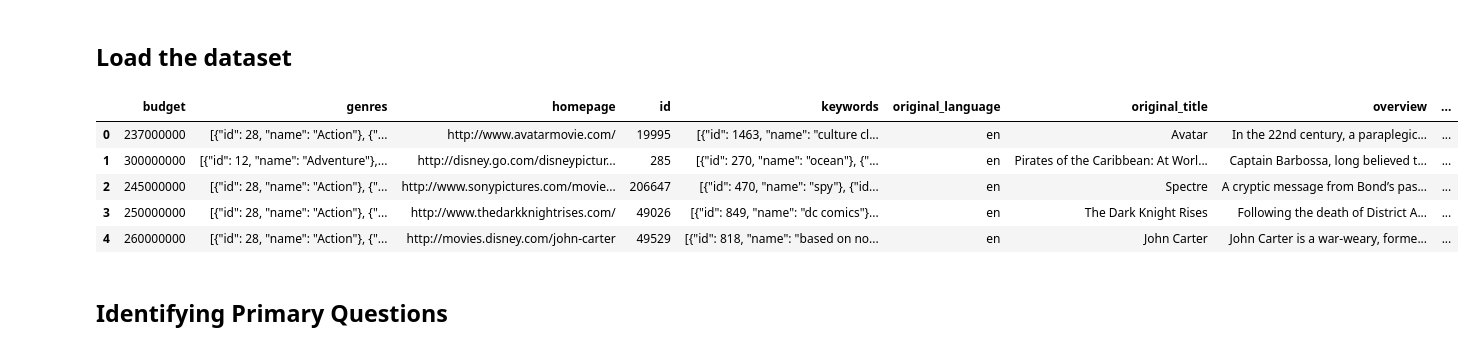
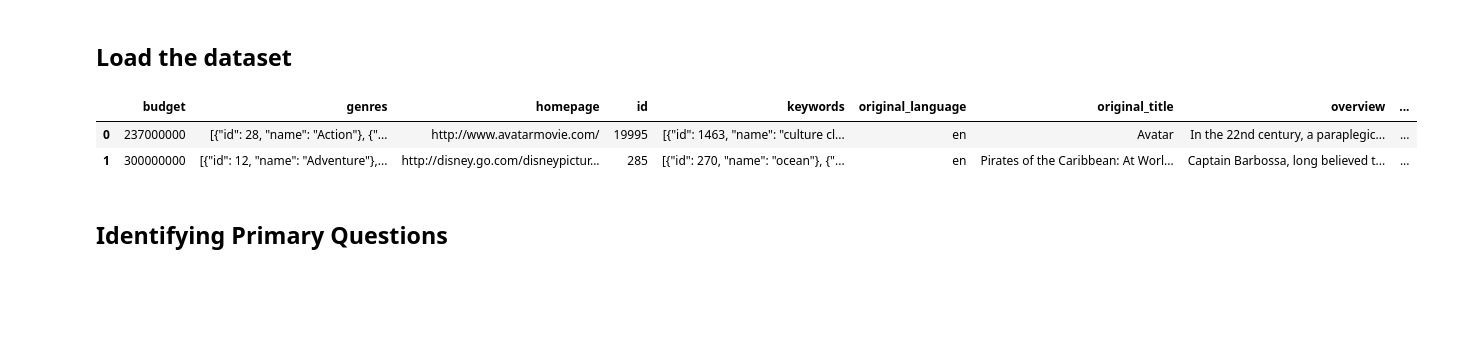
Before and after one commit to akshit3797/TMDB_Dataset_EDA, a Jupyter notebook: EDA.ipynb, the cells around one changed output. Drawn from its saved outputs; the diff is of its cells as text; code cells hidden in the pictures; blank space fills up the shorter version.

```diff
--- a/EDA.ipynb
+++ b/EDA.ipynb
@@ -11,16 +13,13 @@ from datetime import datetime
 # %% [markdown]
 ## Load the dataset
 # %%
-credits_df= pd.read_csv("tmdb-5000-movie-dataset/tmdb_5000_credits.csv")
-movies_df = pd.read_csv("tmdb-5000-movie-dataset/tmdb_5000_movies.csv")
-movies_df.head()
+credits_df= pd.read_csv("tmdb_5000_credits.csv")
+movies_df = pd.read_csv("tmdb_5000_movies.csv")
+movies_df.head(2)
 # %% [output]
 |  | budget | genres | homepage | id | keywords | original_language | original_title | overview | ... |
 | 0 | 237000000 | [{"id": 28, "name": "Action"}, {"... | http://www.avatarmovie.com/ | 19995 | [{"id": 1463, "name": "culture cl... | en | Avatar | In the 22nd century, a paraplegic... | ... |
 | 1 | 300000000 | [{"id": 12, "name": "Adventure"},... | http://disney.go.com/disneypictur... | 285 | [{"id": 270, "name": "ocean"}, {"... | en | Pirates of the Caribbean: At Worl... | Captain Barbossa, long believed t... | ... |
-| 2 | 245000000 | [{"id": 28, "name": "Action"}, {"... | http://www.sonypictures.com/movie... | 206647 | [{"id": 470, "name": "spy"}, {"id... | en | Spectre | A cryptic message from Bond’s pas... | ... |
-| 3 | 250000000 | [{"id": 28, "name": "Action"}, {"... | http://www.thedarkknightrises.com/ | 49026 | [{"id": 849, "name": "dc comics"}... | en | The Dark Knight Rises | Following the death of District A... | ... |
-| 4 | 260000000 | [{"id": 28, "name": "Action"}, {"... | http://movies.disney.com/john-carter | 49529 | [{"id": 818, "name": "based on no... | en | John Carter | John Carter is a war-weary, forme... | ... |
 # %% [markdown]
 ## Identifying Primary Questions
 # %% [markdown]
```
Also changed, not shown: parts of 15 cells of this notebook, 3 other files.
